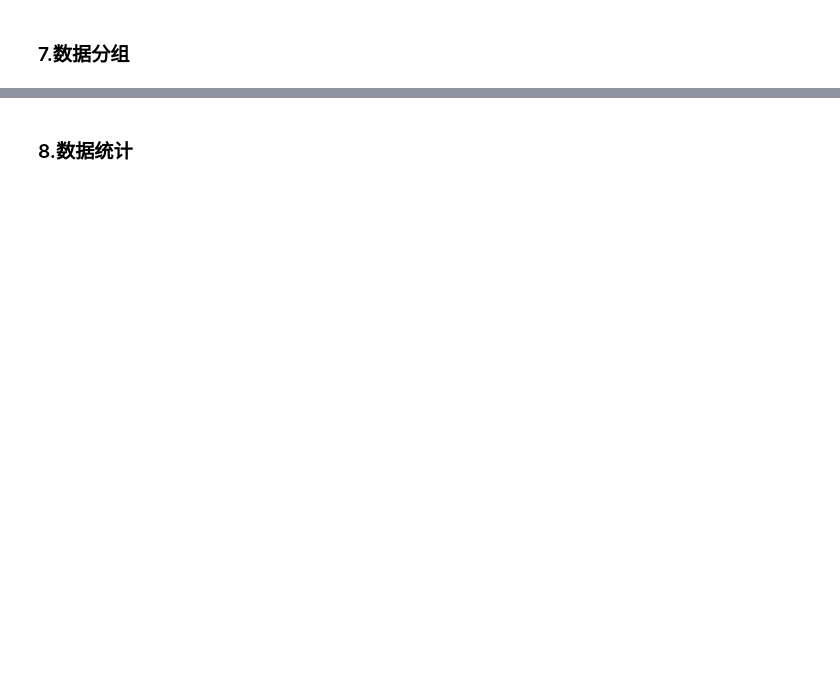
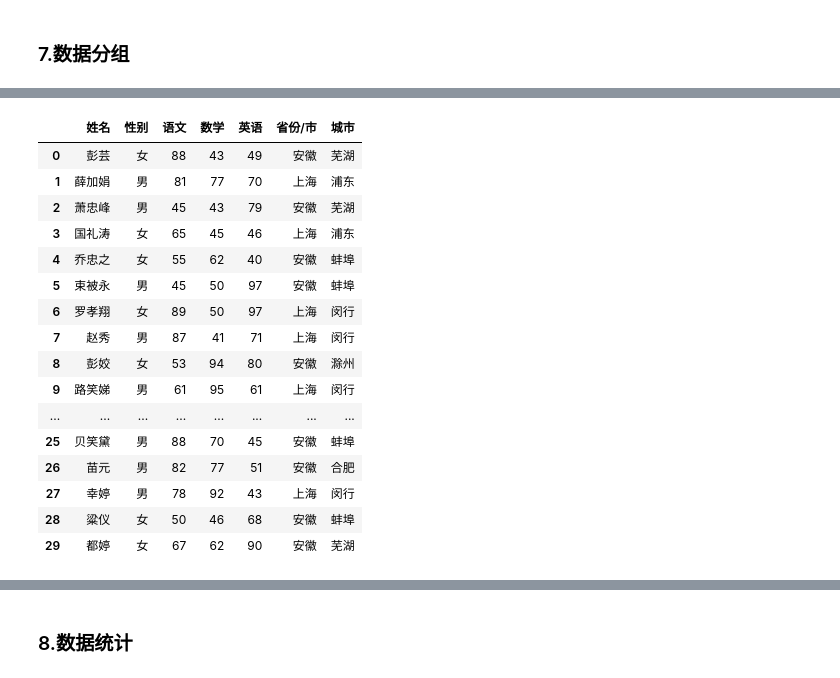
Before and after one commit to rongqi1108/python_codes, a Jupyter notebook: get-start/pandas常用函数.ipynb, the cells around one changed output, grey strips where cells are left out. Saved outputs shown, nothing was run; the diff lists cells and outputs as text; code cells hidden in the pictures; blank space fills up the shorter version.

```diff
--- a/get-start/pandas常用函数.ipynb
+++ b/get-start/pandas常用函数.ipynb
@@ -1176,0 +1466,21 @@ df7
+# %%
+df10 = pd.DataFrame(df9, columns = ['姓名','性别','语文','数学','英语','省份/市','城市'])
+df10
+# %% [output]
+|  | 姓名 | 性别 | 语文 | 数学 | 英语 | 省份/市 | 城市 |
+| 0 | 彭芸 | 女 | 88 | 43 | 49 | 安徽 | 芜湖 |
+| 1 | 薛加娟 | 男 | 81 | 77 | 70 | 上海 | 浦东 |
+| 2 | 萧忠峰 | 男 | 45 | 43 | 79 | 安徽 | 芜湖 |
+| 3 | 国礼涛 | 女 | 65 | 45 | 46 | 上海 | 浦东 |
+| 4 | 乔忠之 | 女 | 55 | 62 | 40 | 安徽 | 蚌埠 |
+| 5 | 束被永 | 男 | 45 | 50 | 97 | 安徽 | 蚌埠 |
+| 6 | 罗孝翔 | 女 | 89 | 50 | 97 | 上海 | 闵行 |
+| 7 | 赵秀 | 男 | 87 | 41 | 71 | 上海 | 闵行 |
+| 8 | 彭姣 | 女 | 53 | 94 | 80 | 安徽 | 滁州 |
+| 9 | 路笑娣 | 男 | 61 | 95 | 61 | 上海 | 闵行 |
+| ... | ... | ... | ... | ... | ... | ... | ... |
+| 25 | 贝笑黛 | 男 | 88 | 70 | 45 | 安徽 | 蚌埠 |
+| 26 | 苗元 | 男 | 82 | 77 | 51 | 安徽 | 合肥 |
+| 27 | 幸婷 | 男 | 78 | 92 | 43 | 上海 | 闵行 |
+| 28 | 粱仪 | 女 | 50 | 46 | 68 | 安徽 | 蚌埠 |
+| 29 | 都婷 | 女 | 67 | 62 | 90 | 安徽 | 芜湖 |
```
Also changed, not shown: parts of 94 cells of this notebook, 1 other file.
